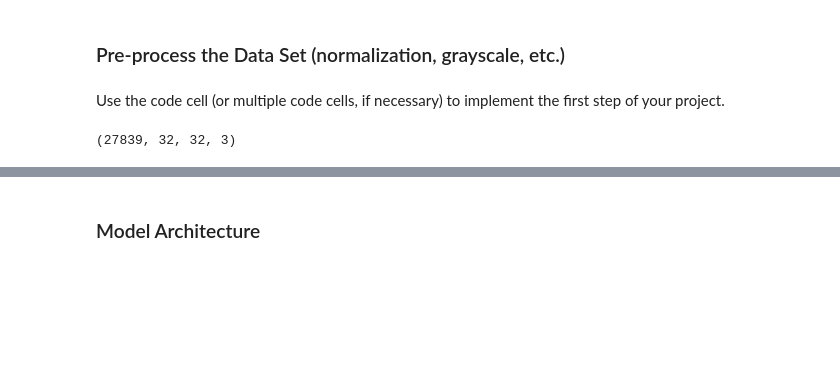
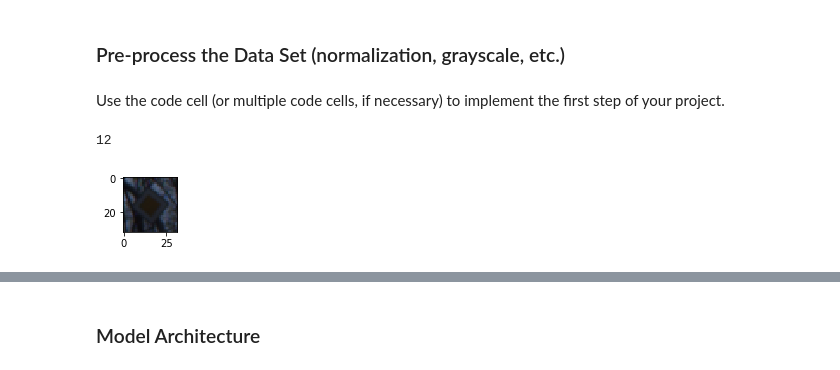
Before and after one commit to lfelipem/CarND-Traffic-Sign-Classifier-Project, a Jupyter notebook: Traffic_Sign_Classifier.ipynb, the cells around one changed output, grey strips where cells are left out. Drawn from its saved outputs; the diff is of its cells as text; code cells hidden in the pictures; blank space fills up the shorter version.

```diff
--- a/Traffic_Sign_Classifier.ipynb
+++ b/Traffic_Sign_Classifier.ipynb
@@ -161,13 +164,42 @@ Here is an example of a [published baseline model on this problem](http://yann.l
 ### Pre-process the Data Set (normalization, grayscale, etc.)
 # %% [markdown]
 Use the code cell (or multiple code cells, if necessary) to implement the first step of your project.
-# %%
-### Preprocess the data here. Preprocessing steps could include normalization, converting to grayscale, etc.
-### Feel free to use as many code cells as needed.
-from sklearn.utils import shuffle
-
-X_train,y_train = shuffle(X_train, y_train)
-
-print(X_train.shape)
-# %% [output]
-(27839, 32, 32, 3)
+# %%
+### Preprocess the data here. Preprocessing steps could include normalization, converting to grayscale, etc.
+### Feel free to use as many code cells as needed.
+from sklearn.utils import shuffle
+
+def normalize(x):
+    return np.divide(x, 255.0-.5)
+def to_gray(img):
+    return cv2.cvtColor(img, cv2.COLOR_BGR2GRAY)
+
+def process(x):
+    x = [normalize(i) for i in x]
+    #result = []
+    #for i in range(len(x)):
+     #   img = x[i]
+        #grayImg = to_gray(img).reshape(img.shape[0], img.shape[1], 1)
+      #  result.append(np.concatenate((img, grayImg), 2))
+
+    #result = np.array(result)
+    return x
+
+def showRandomImage_gray(x, y):
+    index = random.randint(0, len(x))
+    image = x[index].squeeze()
+
+    plt.figure(figsize=(1,1))
+    #plt.imshow(image, cmap='gray')
+    plt.imshow(image, cmap='gray')
+    print (y[index])
+
+X_train,y_train = shuffle(X_train, y_train)
+X_train = process(X_train)
+X_valid = process(X_valid)
+X_test = process(X_test)
+
+showRandomImage_gray(X_train,y_train)
+# %% [output]
+12
+[figure, added]
```
Also changed, not shown: parts of 7 cells of this notebook, 6 other files.
